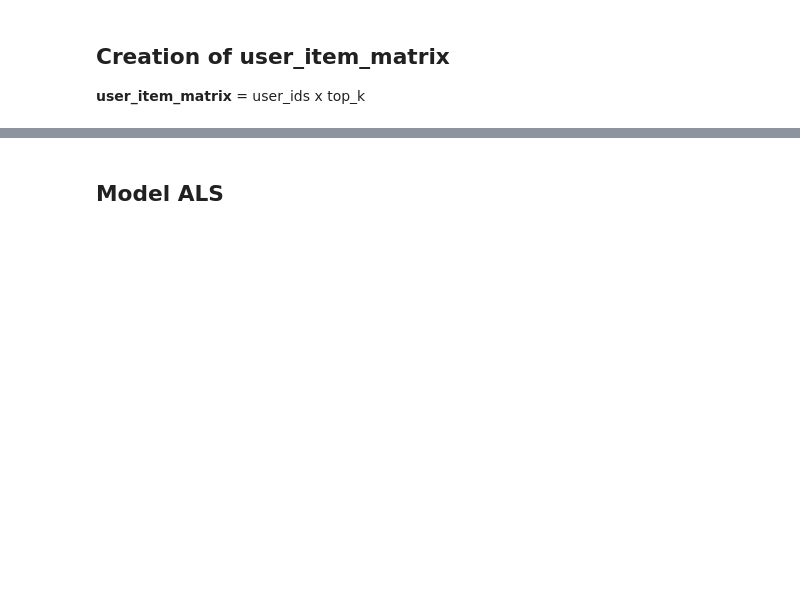
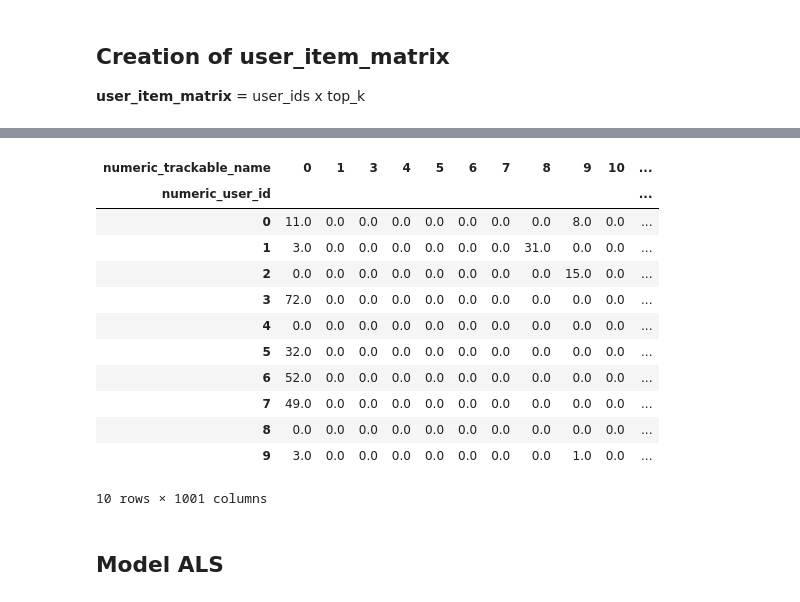
Before and after one commit to kaledinaoksana/chronic_ilnesses, a Jupyter notebook: main.ipynb, the cells around one changed output, grey strips where cells are left out. Cells and saved outputs as stored; diff of their text form; code cells hidden in the pictures; blank space fills up the shorter version.

```diff
--- a/main.ipynb
+++ b/main.ipynb
@@ -178,15 +219,29 @@ train_df.loc[~train_df['numeric_trackable_name'].isin(top_k_list), 'numeric_trac
 # %%
 user_item_matrix = pd.pivot_table(train_df,
                                   index='numeric_user_id', columns='numeric_trackable_name',
                                   values='trackable_value',
-                                  aggfunc='count',
+                                  aggfunc='sum',
                                   fill_value=0
                                  )
 
 user_item_matrix = user_item_matrix.astype(float)
 sparse_user_item = csr_matrix(user_item_matrix).tocsr()
 
-user_item_matrix.head()
+user_item_matrix.head(10)
+# %% [output]
+| numeric_trackable_name | 0 | 1 | 3 | 4 | 5 | 6 | 7 | 8 | 9 | 10 | ... |
+| numeric_user_id |  |  |  |  |  |  |  |  |  |  | ... |
+| 0 | 11.0 | 0.0 | 0.0 | 0.0 | 0.0 | 0.0 | 0.0 | 0.0 | 8.0 | 0.0 | ... |
+| 1 | 3.0 | 0.0 | 0.0 | 0.0 | 0.0 | 0.0 | 0.0 | 31.0 | 0.0 | 0.0 | ... |
+| 2 | 0.0 | 0.0 | 0.0 | 0.0 | 0.0 | 0.0 | 0.0 | 0.0 | 15.0 | 0.0 | ... |
+| 3 | 72.0 | 0.0 | 0.0 | 0.0 | 0.0 | 0.0 | 0.0 | 0.0 | 0.0 | 0.0 | ... |
+| 4 | 0.0 | 0.0 | 0.0 | 0.0 | 0.0 | 0.0 | 0.0 | 0.0 | 0.0 | 0.0 | ... |
+| 5 | 32.0 | 0.0 | 0.0 | 0.0 | 0.0 | 0.0 | 0.0 | 0.0 | 0.0 | 0.0 | ... |
+| 6 | 52.0 | 0.0 | 0.0 | 0.0 | 0.0 | 0.0 | 0.0 | 0.0 | 0.0 | 0.0 | ... |
+| 7 | 49.0 | 0.0 | 0.0 | 0.0 | 0.0 | 0.0 | 0.0 | 0.0 | 0.0 | 0.0 | ... |
+| 8 | 0.0 | 0.0 | 0.0 | 0.0 | 0.0 | 0.0 | 0.0 | 0.0 | 0.0 | 0.0 | ... |
+| 9 | 3.0 | 0.0 | 0.0 | 0.0 | 0.0 | 0.0 | 0.0 | 0.0 | 1.0 | 0.0 | ... |
+10 rows × 1001 columns
 # %% [markdown]
 ## Model ALS
 # %%
```
Also changed, not shown: parts of 28 cells of this notebook.
